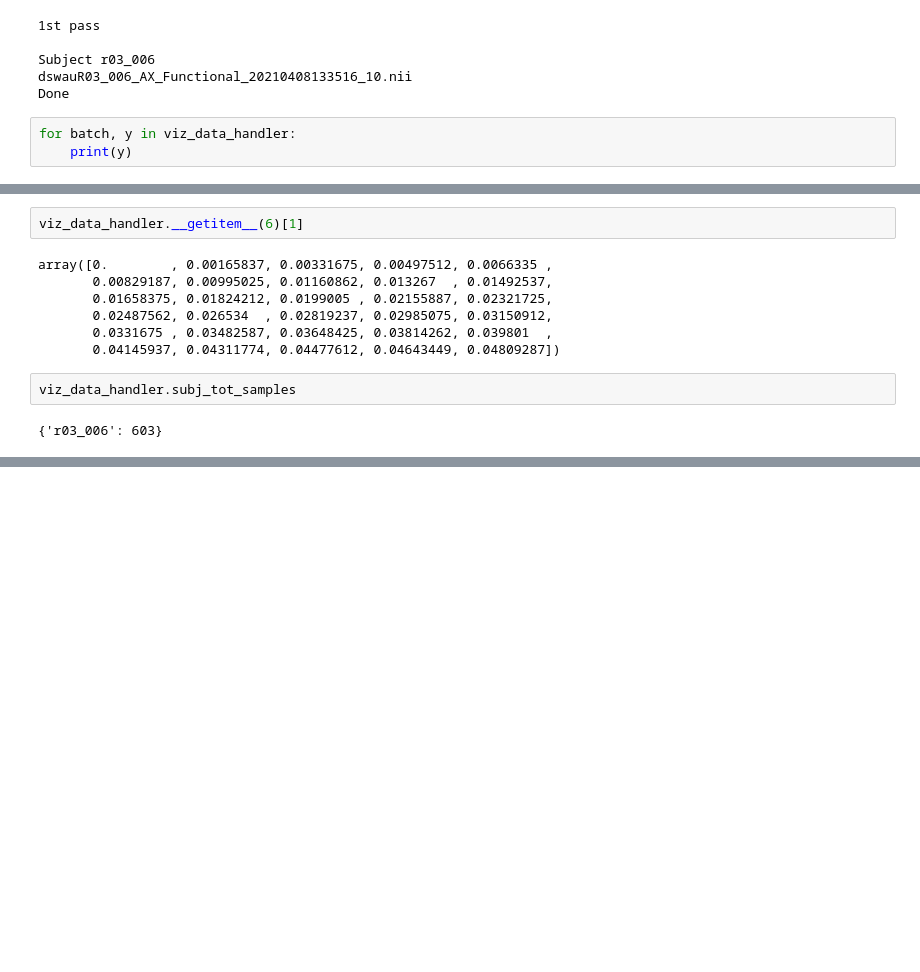
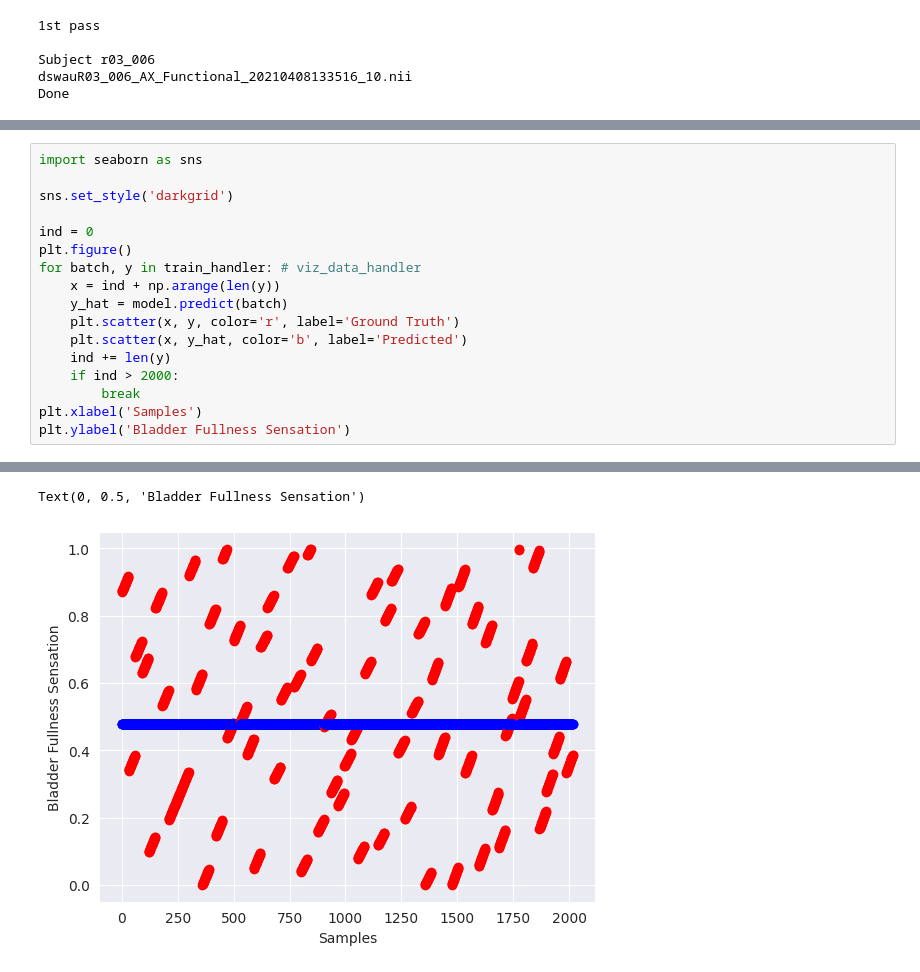
Before and after one commit to ab126/ELEC-576, a Jupyter notebook: Project/private_dataset.ipynb, the cells around one changed output, grey strips where cells are left out. Cells and saved outputs as stored; diff of their text form; blank space fills up the shorter version.

Commit message:
Fixed modified data loader for public dataset

```diff
--- a/Project/private_dataset.ipynb
+++ b/Project/private_dataset.ipynb
@@ -354,6 +357,3 @@ viz_data_handler.precompute_nifti2numpy(set_max_x=96, set_max_y=80, set_max_z=80
 Subject r03_006
 dswauR03_006_AX_Functional_20210408133516_10.nii
 Done
-# %%
-for batch, y in viz_data_handler:
-    print(y)
@@ -399,13 +360,18 @@ array([[0.47685257],
-# %%
-viz_data_handler.__getitem__(6)[1]
-# %% [output]
-array([0.        , 0.00165837, 0.00331675, 0.00497512, 0.0066335 ,
-       0.00829187, 0.00995025, 0.01160862, 0.013267  , 0.01492537,
-       0.01658375, 0.01824212, 0.0199005 , 0.02155887, 0.02321725,
-       0.02487562, 0.026534  , 0.02819237, 0.02985075, 0.03150912,
-       0.0331675 , 0.03482587, 0.03648425, 0.03814262, 0.039801  ,
-       0.04145937, 0.04311774, 0.04477612, 0.04643449, 0.04809287])
-# %%
-viz_data_handler.subj_tot_samples
-# %% [output]
-{'r03_006': 603}
+# %%
+import seaborn as sns
+
+sns.set_style('darkgrid')
+
+ind = 0
+plt.figure()
+for batch, y in train_handler: # viz_data_handler
+    x = ind + np.arange(len(y))
+    y_hat = model.predict(batch)
+    plt.scatter(x, y, color='r', label='Ground Truth')
+    plt.scatter(x, y_hat, color='b', label='Predicted')
+    ind += len(y)
+    if ind > 2000:
+        break
+plt.xlabel('Samples')
+plt.ylabel('Bladder Fullness Sensation')
+# %% [output]
@@ -411,0 +395,2 @@ viz_data_handler.subj_tot_samples
+Text(0, 0.5, 'Bladder Fullness Sensation')
+[figure, added]
```
Also changed, not shown: parts of 6 cells of this notebook, 2 other files.
